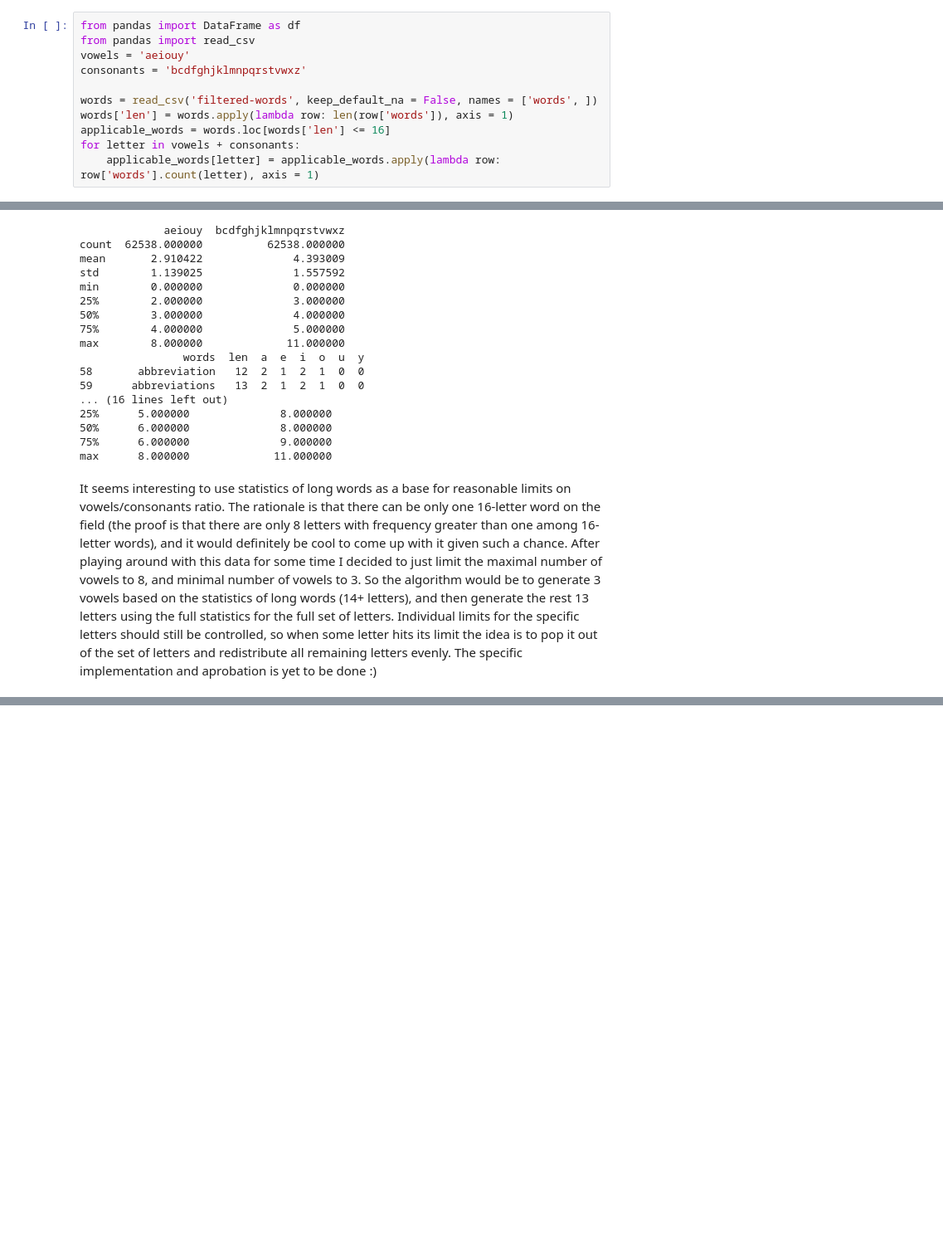
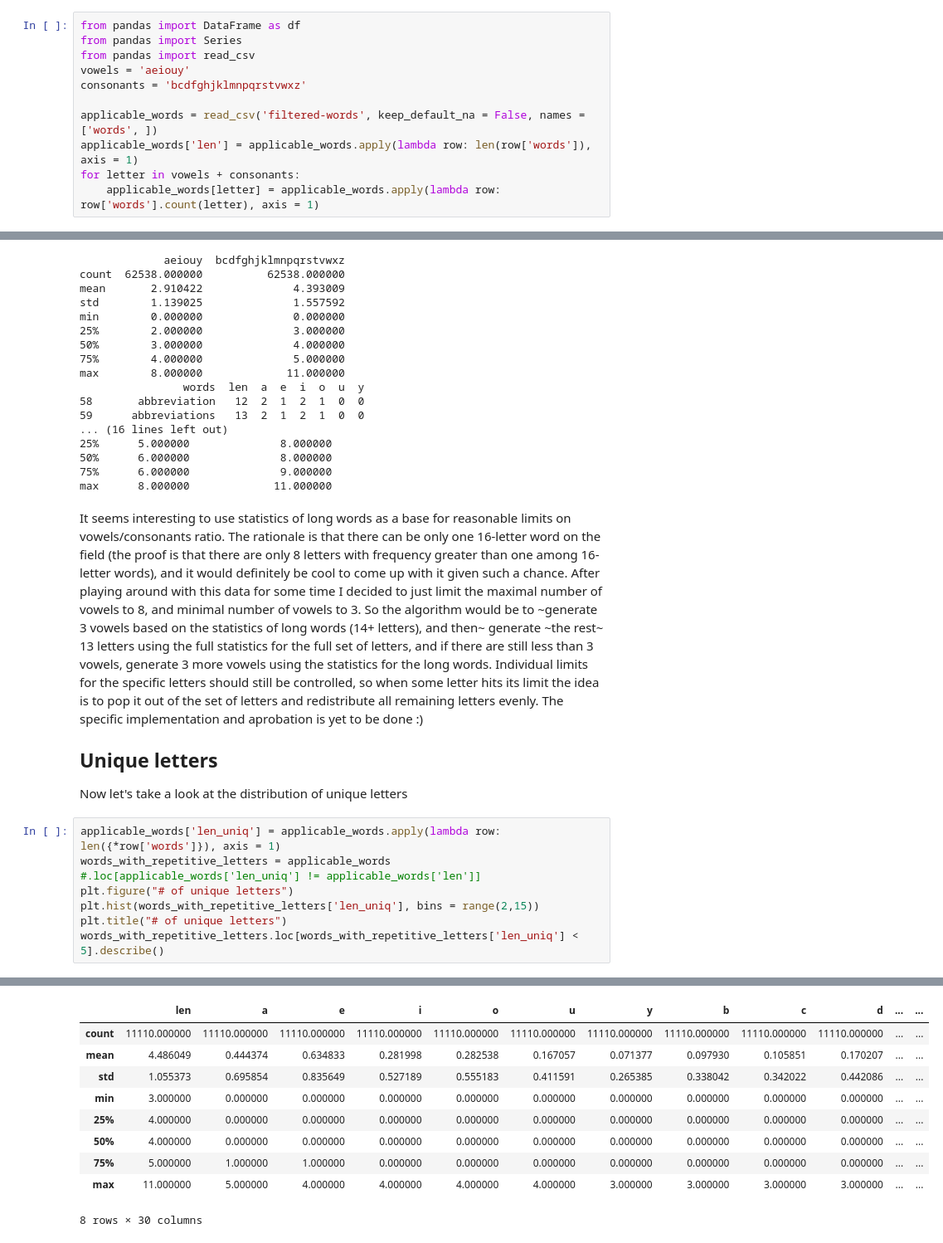
Before and after one commit to queleok/words-hunter, a Jupyter notebook: docs/wiki100k-stats.ipynb, the cells around one changed output, grey strips where cells are left out. Shown at 83% size. Cells and saved outputs as stored; diff of their text form; blank space fills up the shorter version.

```diff
--- a/docs/wiki100k-stats.ipynb
+++ b/docs/wiki100k-stats.ipynb
@@ -17,11 +17,11 @@ Let's begin with finding out the maximum number of repetitions for each letter.
 # %%
 from pandas import DataFrame as df
+from pandas import Series
 from pandas import read_csv
 vowels = 'aeiouy'
 consonants = 'bcdfghjklmnpqrstvwxz'
 
-words = read_csv('filtered-words', keep_default_na = False, names = ['words', ])
-words['len'] = words.apply(lambda row: len(row['words']), axis = 1)
-applicable_words = words.loc[words['len'] <= 16]
+applicable_words = read_csv('filtered-words', keep_default_na = False, names = ['words', ])
+applicable_words['len'] = applicable_words.apply(lambda row: len(row['words']), axis = 1)
 for letter in vowels + consonants:
     applicable_words[letter] = applicable_words.apply(lambda row: row['words'].count(letter), axis = 1)
@@ -186,4 +174,15 @@ max        8.000000             11.000000
 75%      6.000000              9.000000
 max      8.000000             11.000000
 # %% [markdown]
-It seems interesting to use statistics of long words as a base for reasonable limits on vowels/consonants ratio. The rationale is that there can be only one 16-letter word on the field (the proof is that there are only 8 letters with frequency greater than one among 16-letter words), and it would definitely be cool to come up with it given such a chance. After playing around with this data for some time I decided to just limit the maximal number of vowels to 8, and minimal number of vowels to 3. So the algorithm would be to generate 3 vowels based on the statistics of long words (14+ letters), and then generate the rest 13 letters using the full statistics for the full set of letters. Individual limits for the specific letters should still be controlled, so when some letter hits its limit the idea is to pop it out of the set of letters and redistribute all remaining letters evenly. The specific implementation and aprobation is yet to be done :)
+It seems interesting to use statistics of long words as a base for reasonable limits on vowels/consonants ratio. The rationale is that there can be only one 16-letter word on the field (the proof is that there are only 8 letters with frequency greater than one among 16-letter words), and it would definitely be cool to come up with it given such a chance. After playing around with this data for some time I decided to just limit the maximal number of vowels to 8, and minimal number of vowels to 3. So the algorithm would be to ~generate 3 vowels based on the statistics of long words (14+ letters), and then~ generate ~the rest~ 13 letters using the full statistics for the full set of letters, and if there are still less than 3 vowels, generate 3 more vowels using the statistics for the long words. Individual limits for the specific letters should still be controlled, so when some letter hits its limit the idea is to pop it out of the set of letters and redistribute all remaining letters evenly. The specific implementation and aprobation is yet to be done :)
+
+## Unique letters
+Now let's take a look at the distribution of unique letters
+# %%
+applicable_words['len_uniq'] = applicable_words.apply(lambda row: len({*row['words']}), axis = 1)
+words_with_repetitive_letters = applicable_words #.loc[applicable_words['len_uniq'] != applicable_words['len']]
+plt.figure("# of unique letters")
+plt.hist(words_with_repetitive_letters['len_uniq'], bins = range(2,15))
+plt.title("# of unique letters")
+words_with_repetitive_letters.loc[words_with_repetitive_letters['len_uniq'] < 5].describe()
+# %% [output]
@@ -189,0 +191,10 @@ It seems interesting to use statistics of long words as a base for reasonable li
+|  | len | a | e | i | o | u | y | b | c | d | ... | ... |
+| count | 11110.000000 | 11110.000000 | 11110.000000 | 11110.000000 | 11110.000000 | 11110.000000 | 11110.000000 | 11110.000000 | 11110.000000 | 11110.000000 | ... | ... |
+| mean | 4.486049 | 0.444374 | 0.634833 | 0.281998 | 0.282538 | 0.167057 | 0.071377 | 0.097930 | 0.105851 | 0.170207 | ... | ... |
+| std | 1.055373 | 0.695854 | 0.835649 | 0.527189 | 0.555183 | 0.411591 | 0.265385 | 0.338042 | 0.342022 | 0.442086 | ... | ... |
+| min | 3.000000 | 0.000000 | 0.000000 | 0.000000 | 0.000000 | 0.000000 | 0.000000 | 0.000000 | 0.000000 | 0.000000 | ... | ... |
+| 25% | 4.000000 | 0.000000 | 0.000000 | 0.000000 | 0.000000 | 0.000000 | 0.000000 | 0.000000 | 0.000000 | 0.000000 | ... | ... |
+| 50% | 4.000000 | 0.000000 | 0.000000 | 0.000000 | 0.000000 | 0.000000 | 0.000000 | 0.000000 | 0.000000 | 0.000000 | ... | ... |
+| 75% | 5.000000 | 1.000000 | 1.000000 | 0.000000 | 0.000000 | 0.000000 | 0.000000 | 0.000000 | 0.000000 | 0.000000 | ... | ... |
+| max | 11.000000 | 5.000000 | 4.000000 | 4.000000 | 4.000000 | 4.000000 | 3.000000 | 3.000000 | 3.000000 | 3.000000 | ... | ... |
+8 rows × 30 columns
```
Also changed, not shown: parts of 7 cells of this notebook, 1 other file.
